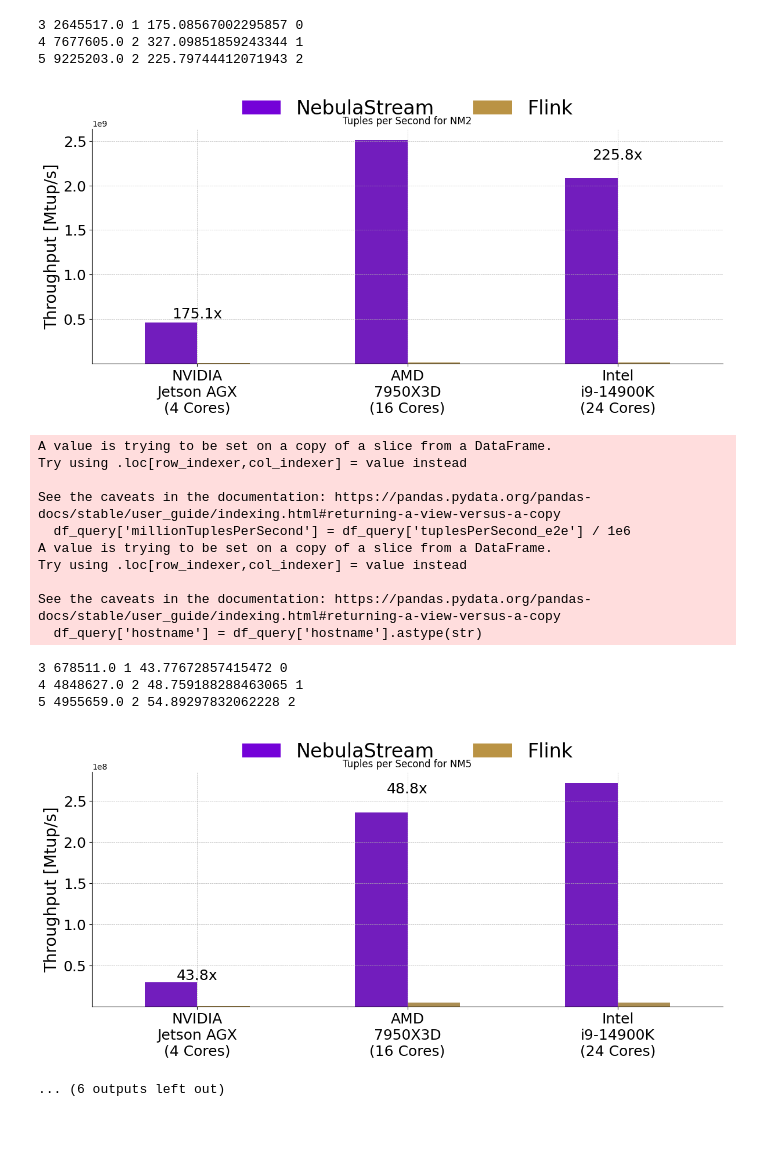
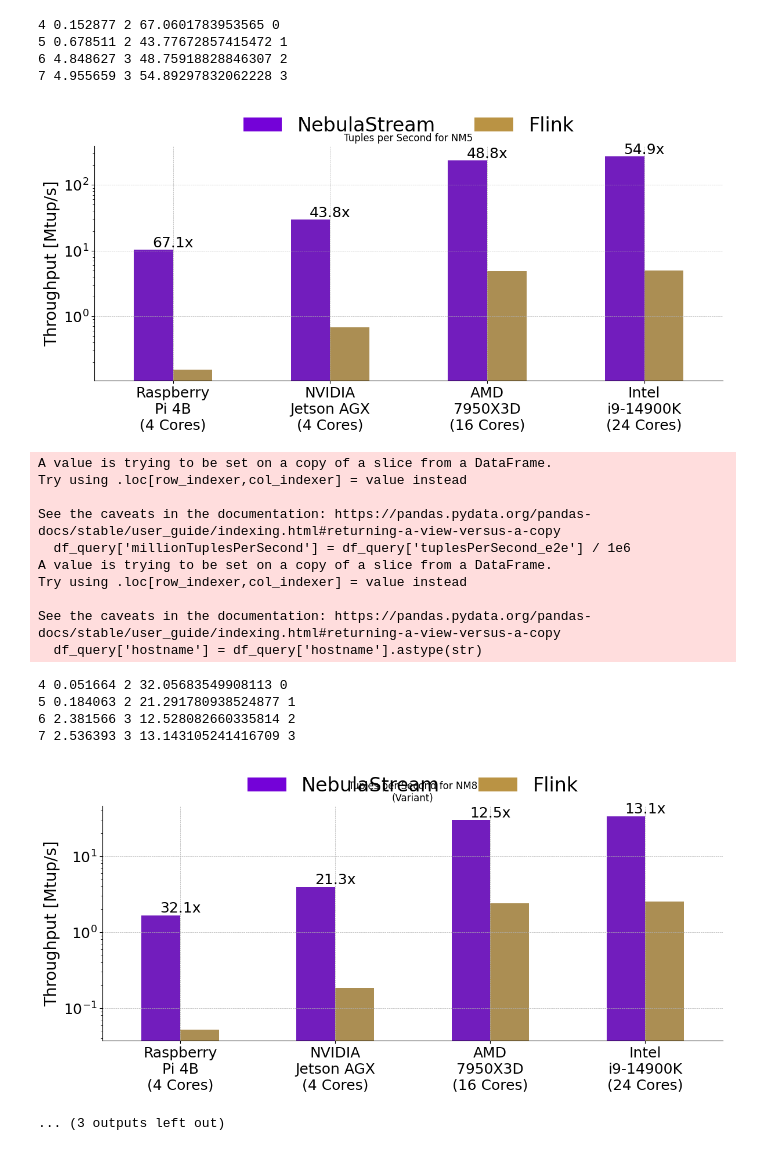
Before and after one commit to keyseven123/engine-statemanagement-paper, a Jupyter notebook: scripts/benchmarking/e2e/plots/HardwareComparisonPlots.ipynb, the cells around one changed output. Cells and saved outputs as stored; diff of their text form; code cells hidden in the pictures.

```diff
--- a/scripts/benchmarking/e2e/plots/HardwareComparisonPlots.ipynb
+++ b/scripts/benchmarking/e2e/plots/HardwareComparisonPlots.ipynb
@@ -40,6 +40,7 @@ output_dir = 'hardware_comparison'
 os.makedirs(output_dir, exist_ok=True)
 
 df_concatenated['query_name'] = df_concatenated['query_name'].str.replace('NM8_Variant', 'NM8\n(Variant)')
+df_concatenated = df_concatenated[df_concatenated['query_name'] != "YSB10k"]
 df_concatenated
 # %% [output]
 |  | bytesPerSecond | query_name | time | tuplesPerSecond_e2e | tuplesPerSecond | executionMode | parallelism | ... |
@@ -66,16 +67,16 @@ legend_handles = [
 queries = df_concatenated['query_name'].unique()
 cacheType = "SECOND_CHANCE"
 df_filtered = df_concatenated[(df_concatenated['system'] == 'flink') | ((df_concatenated['system'] == 'nebulastream') & (df_concatenated['sliceCacheType'] == cacheType))]
-x_order = ["agx", "amd7950x3d", "tower-en717"]
+x_order = ["pi-4b", "agx", "amd7950x3d", "tower-en717"]
 #x_tick_labels = ["Altra Max M96-28\n(96 Cores)", "Ryzen™ 9 7950X3D\n(16 Cores)", " Intel(R) Core(TM) i9-14900K\n(24 Cores)"]
-x_tick_labels = ["NVIDIA\nJetson AGX\n(4 Cores)", "AMD\n7950X3D\n(16 Cores)", "Intel\ni9-14900K\n(24 Cores)"]
+x_tick_labels = ["Raspberry\nPi 4B\n(4 Cores)", "NVIDIA\nJetson AGX\n(4 Cores)", "AMD\n7950X3D\n(16 Cores)", "Intel\ni9-14900K\n(24 Cores)"]
 
 for query in queries:
     df_query = df_filtered[df_filtered['query_name'] == query]
     df_query['millionTuplesPerSecond'] = df_query['tuplesPerSecond_e2e'] / 1e6
     df_query['hostname'] = df_query['hostname'].astype(str)
     plt.figure(figsize=(12, 6))
-    ax = sns.barplot(data=df_query, x='hostname', y='tuplesPerSecond_e2e', hue='system', palette=custom_palette, hue_order=hue_order, order=x_order, dodge=0.2, width=0.5)
+    ax = sns.barplot(data=df_query, x='hostname', y='millionTuplesPerSecond', hue='system', palette=custom_palette, hue_order=hue_order, order=x_order, dodge=0.2, width=0.5)
 
     # Annotate the bars with values in millions per second
     for pid, p in enumerate(ax.patches):
@@ -105,10 +106,10 @@ for query in queries:
     plt.xticks(rotation=0, fontsize=18)
     plt.xlabel("", fontsize=20)
     plt.ylabel("Throughput [Mtup/s]", fontsize=20)
-    #plt.yscale('log')
+    plt.yscale('log')
     # Set y-tick font size explicitly
     ax.tick_params(axis='y', which='both', labelsize=18)
-    plt.ylim(1)
+    #plt.ylim(1)
     plt.tight_layout()
     query_name = str(query).replace("NM8\n(Variant)", "NM8_Variant")
     filename = f"{query_name}_hardware_architectures_tuplesPerSecond.pdf"
@@ -145,29 +150,31 @@ See the caveats in the documentation: https://pandas.pydata.org/pandas-docs/stab
 A value is trying to be set on a copy of a slice from a DataFrame.
 Try using .loc[row_indexer,col_indexer] = value instead
 
 See the caveats in the documentation: https://pandas.pydata.org/pandas-docs/stable/user_guide/indexing.html#returning-a-view-versus-a-copy
   df_query['millionTuplesPerSecond'] = df_query['tuplesPerSecond_e2e'] / 1e6
 A value is trying to be set on a copy of a slice from a DataFrame.
 Try using .loc[row_indexer,col_indexer] = value instead
 
 See the caveats in the documentation: https://pandas.pydata.org/pandas-docs/stable/user_guide/indexing.html#returning-a-view-versus-a-copy
   df_query['hostname'] = df_query['hostname'].astype(str)
-3 2645517.0 1 175.08567002295857 0
-4 7677605.0 2 327.09851859243344 1
-5 9225203.0 2 225.79744412071943 2
+4 0.152877 2 67.0601783953565 0
+5 0.678511 2 43.77672857415472 1
+6 4.848627 3 48.75918828846307 2
+7 4.955659 3 54.89297832062228 3
-[figure, old version]
+[figure, new version]
 A value is trying to be set on a copy of a slice from a DataFrame.
 Try using .loc[row_indexer,col_indexer] = value instead
 
 See the caveats in the documentation: https://pandas.pydata.org/pandas-docs/stable/user_guide/indexing.html#returning-a-view-versus-a-copy
   df_query['millionTuplesPerSecond'] = df_query['tuplesPerSecond_e2e'] / 1e6
 A value is trying to be set on a copy of a slice from a DataFrame.
 Try using .loc[row_indexer,col_indexer] = value instead
 
 See the caveats in the documentation: https://pandas.pydata.org/pandas-docs/stable/user_guide/indexing.html#returning-a-view-versus-a-copy
   df_query['hostname'] = df_query['hostname'].astype(str)
-3 678511.0 1 43.77672857415472 0
-4 4848627.0 2 48.759188288463065 1
-5 4955659.0 2 54.89297832062228 2
+4 0.051664 2 32.05683549908113 0
+5 0.184063 2 21.291780938524877 1
+6 2.381566 3 12.528082660335814 2
+7 2.536393 3 13.143105241416709 3
-[figure, old version]
+[figure, new version]
-... (6 outputs left out)
+... (3 outputs left out)
```
Also changed, not shown: parts of 3 cells of this notebook, 14 other files.
